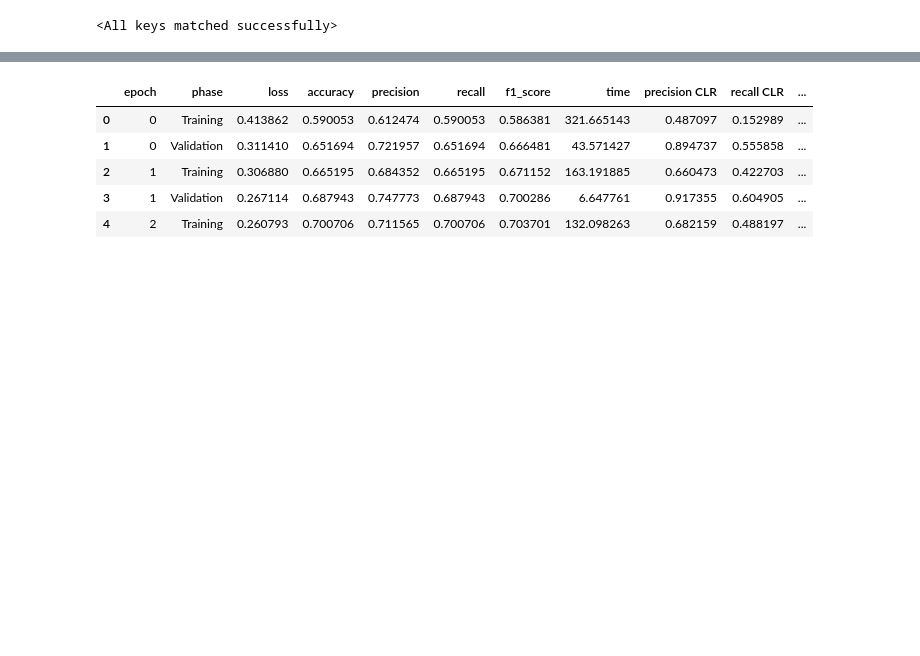
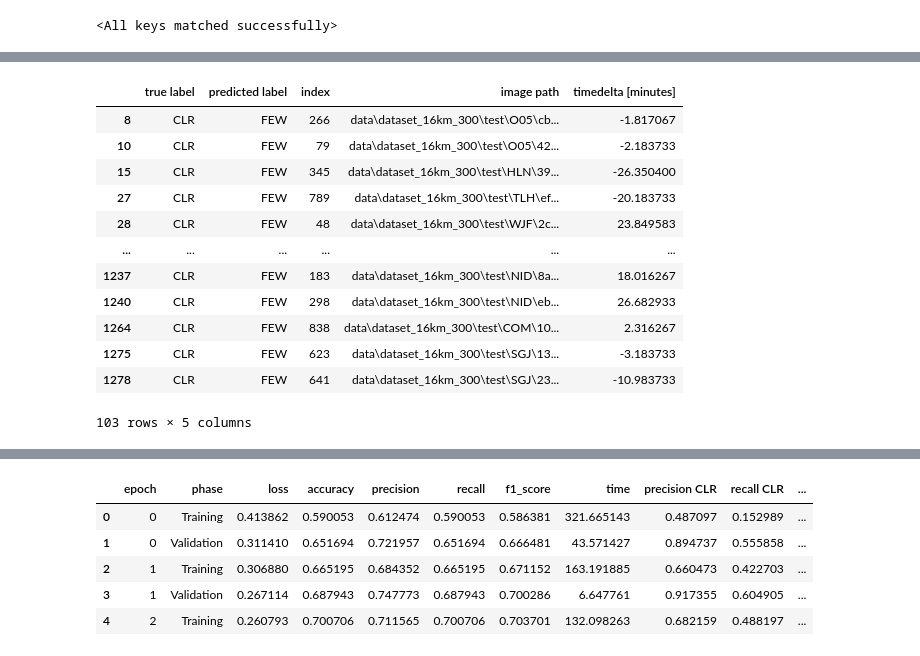
Before and after one commit to ErikWessel/MSCC-Notebooks, a Jupyter notebook: ml_analysis.ipynb, the cells around one changed output, grey strips where cells are left out. Cells and saved outputs as stored; diff of their text form; code cells hidden in the pictures; blank space fills up the shorter version.

```diff
--- a/ml_analysis.ipynb
+++ b/ml_analysis.ipynb
@@ -350,3 +352,19 @@ false_predictions
+# %%
+false_predictions_subset
+# %% [output]
+|  | true label | predicted label | index | image path | timedelta [minutes] |
+| 8 | CLR | FEW | 266 | data\dataset_16km_300\test\O05\cb... | -1.817067 |
+| 10 | CLR | FEW | 79 | data\dataset_16km_300\test\O05\42... | -2.183733 |
+| 15 | CLR | FEW | 345 | data\dataset_16km_300\test\HLN\39... | -26.350400 |
+| 27 | CLR | FEW | 789 | data\dataset_16km_300\test\TLH\ef... | -20.183733 |
+| 28 | CLR | FEW | 48 | data\dataset_16km_300\test\WJF\2c... | 23.849583 |
+| ... | ... | ... | ... | ... | ... |
+| 1237 | CLR | FEW | 183 | data\dataset_16km_300\test\NID\8a... | 18.016267 |
+| 1240 | CLR | FEW | 298 | data\dataset_16km_300\test\NID\eb... | 26.682933 |
+| 1264 | CLR | FEW | 838 | data\dataset_16km_300\test\COM\10... | 2.316267 |
+| 1275 | CLR | FEW | 623 | data\dataset_16km_300\test\SGJ\13... | -3.183733 |
+| 1278 | CLR | FEW | 641 | data\dataset_16km_300\test\SGJ\23... | -10.983733 |
+103 rows × 5 columns
 # %%
 false_predictions_idx = 0
 # %%
```
Also changed, not shown: parts of 14 cells of this notebook, 18 other files.
